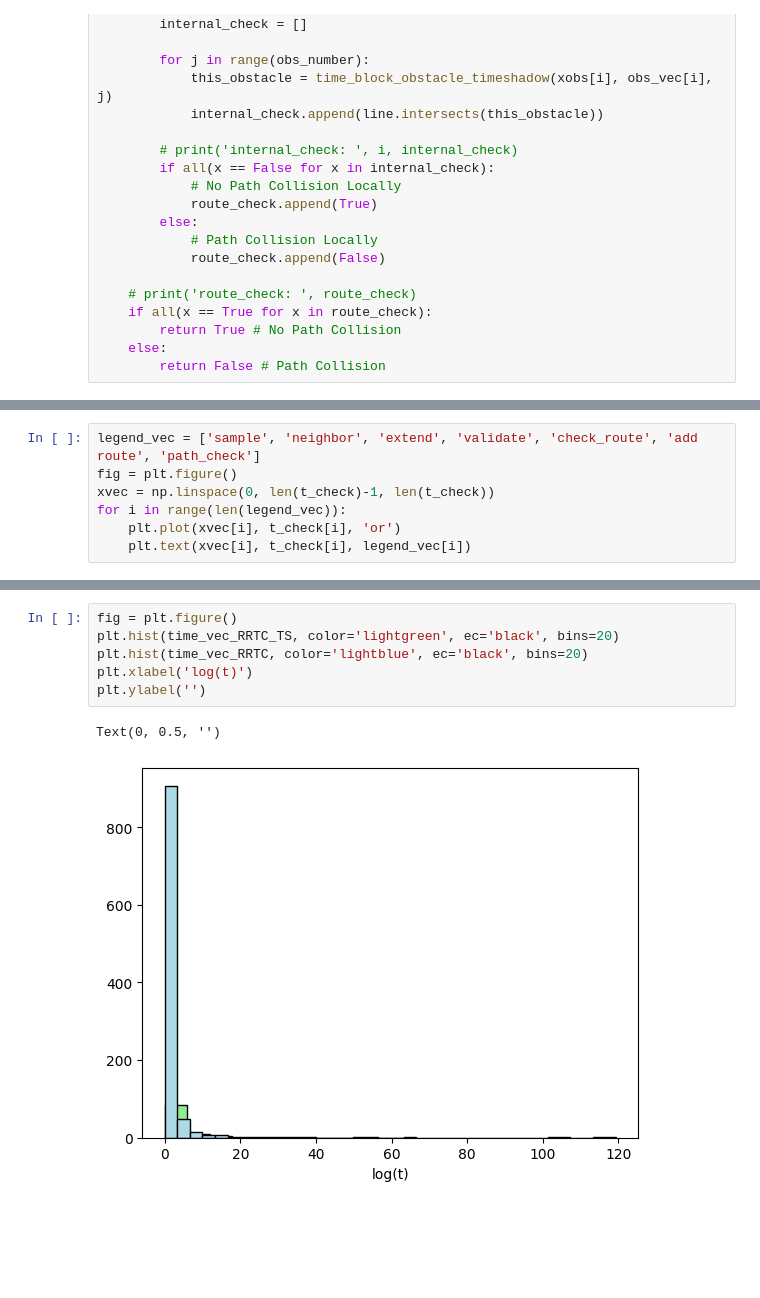
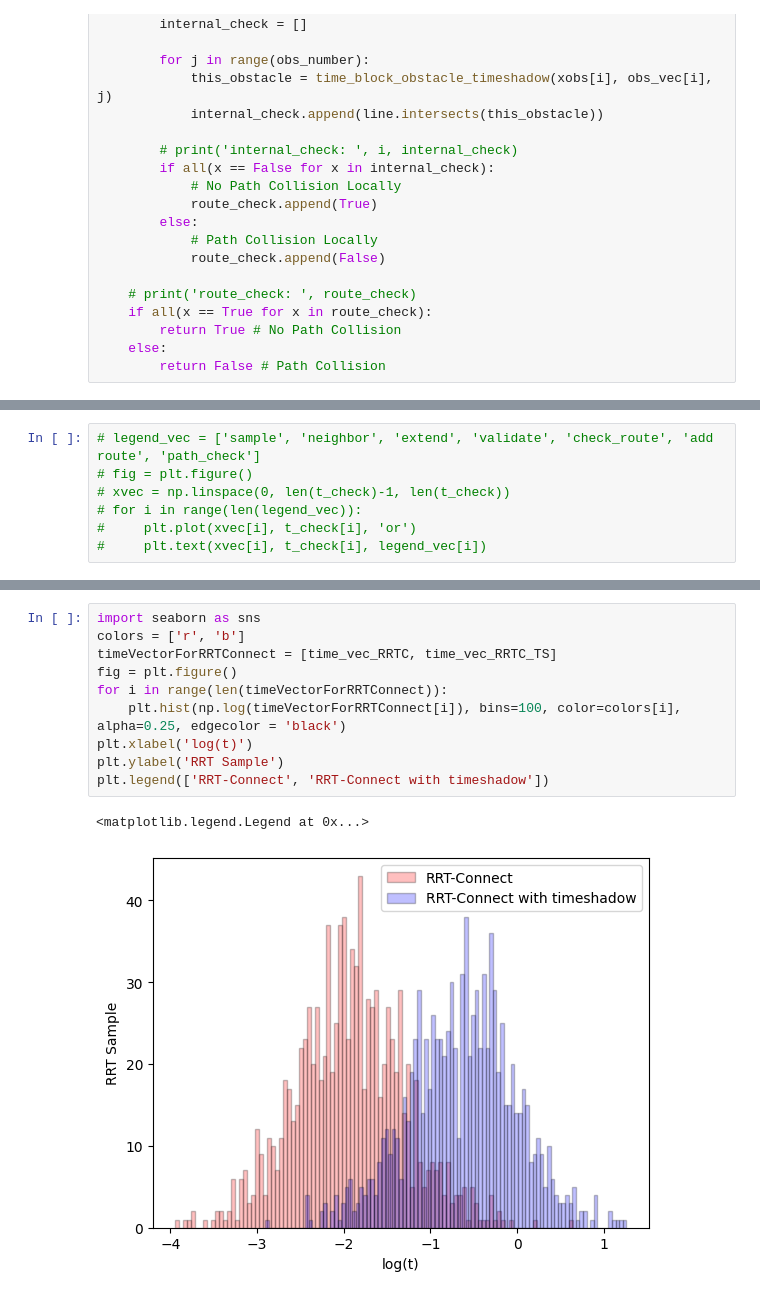
Before and after one commit to jeffersonkim97/cognis_UAM, a Jupyter notebook: script/Comparison/1D-ST-RRT-Connect.ipynb, the cells around one changed output, grey strips where cells are left out. Cells and saved outputs as stored; diff of their text form; blank space fills up the shorter version.

```diff
--- a/script/Comparison/1D-ST-RRT-Connect.ipynb
+++ b/script/Comparison/1D-ST-RRT-Connect.ipynb
@@ -795,7 +828,7 @@ Text(0, 0.5, 't')
 # %%
-legend_vec = ['sample', 'neighbor', 'extend', 'validate', 'check_route', 'add route', 'path_check']
-fig = plt.figure()
-xvec = np.linspace(0, len(t_check)-1, len(t_check))
-for i in range(len(legend_vec)):
-    plt.plot(xvec[i], t_check[i], 'or')
-    plt.text(xvec[i], t_check[i], legend_vec[i])
+# legend_vec = ['sample', 'neighbor', 'extend', 'validate', 'check_route', 'add route', 'path_check']
+# fig = plt.figure()
+# xvec = np.linspace(0, len(t_check)-1, len(t_check))
+# for i in range(len(legend_vec)):
+#     plt.plot(xvec[i], t_check[i], 'or')
+#     plt.text(xvec[i], t_check[i], legend_vec[i])
@@ -804,12 +835,16 @@ for i in range(len(legend_vec)):
-# %%
-fig = plt.figure()
-plt.hist(time_vec_RRTC_TS, color='lightgreen', ec='black', bins=20)
-plt.hist(time_vec_RRTC, color='lightblue', ec='black', bins=20)
-plt.xlabel('log(t)')
-plt.ylabel('')
-# %% [output]
-Text(0, 0.5, '')
-[figure, removed]
+# %%
+import seaborn as sns
+colors = ['r', 'b']
+timeVectorForRRTConnect = [time_vec_RRTC, time_vec_RRTC_TS]
+fig = plt.figure()
+for i in range(len(timeVectorForRRTConnect)):
+    plt.hist(np.log(timeVectorForRRTConnect[i]), bins=100, color=colors[i], alpha=0.25, edgecolor = 'black')
+plt.xlabel('log(t)')
+plt.ylabel('RRT Sample')
+plt.legend(['RRT-Connect', 'RRT-Connect with timeshadow'])
+# %% [output]
+<matplotlib.legend.Legend at 0x...>
+[figure, added]
 # %%
 fig = plt.figure()
 xaxis = np.linspace(0, len(time_vec_RRTC_TS)-1, len(time_vec_RRTC_TS))
```
Also changed, not shown: parts of 20 cells of this notebook, 1 other file.
